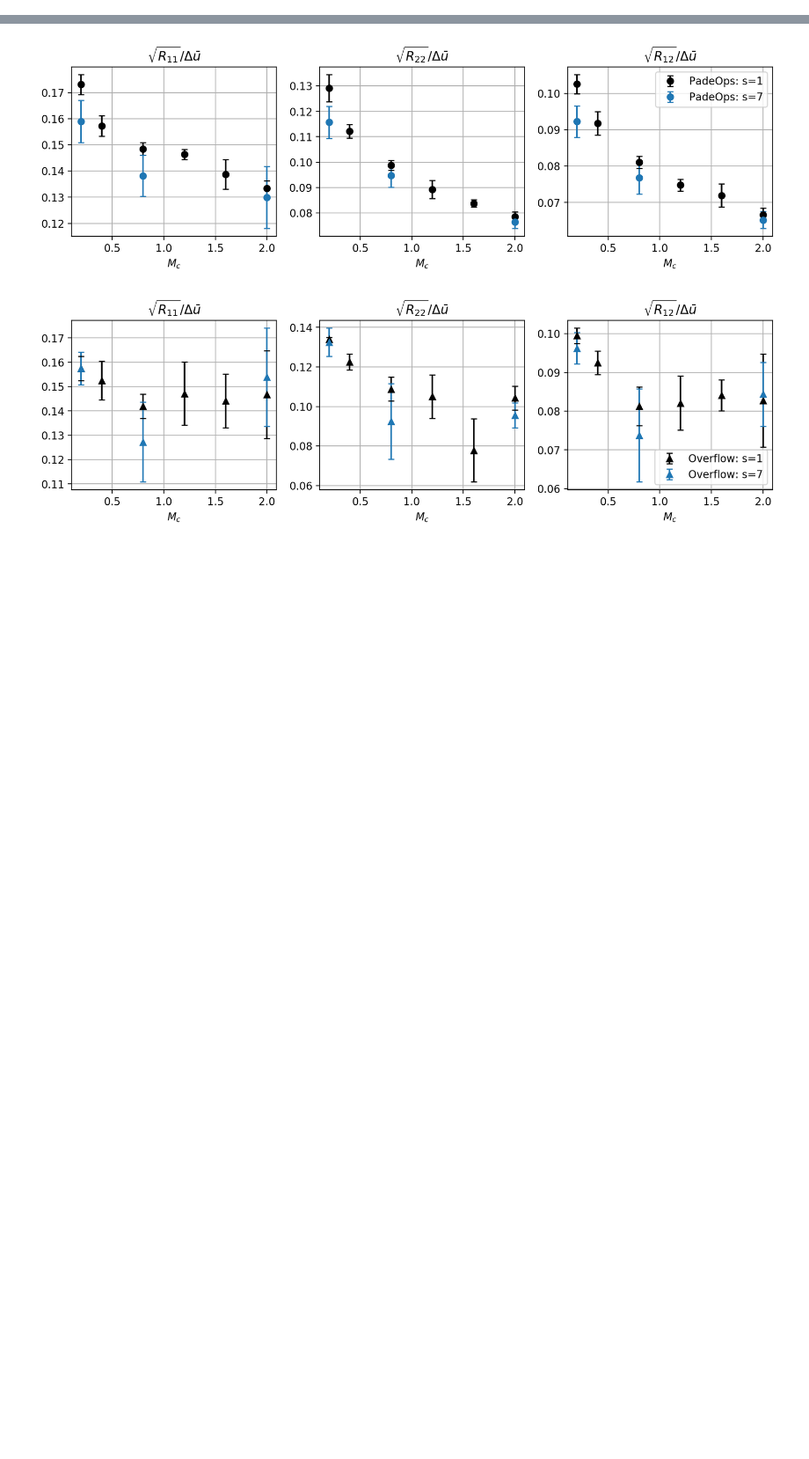
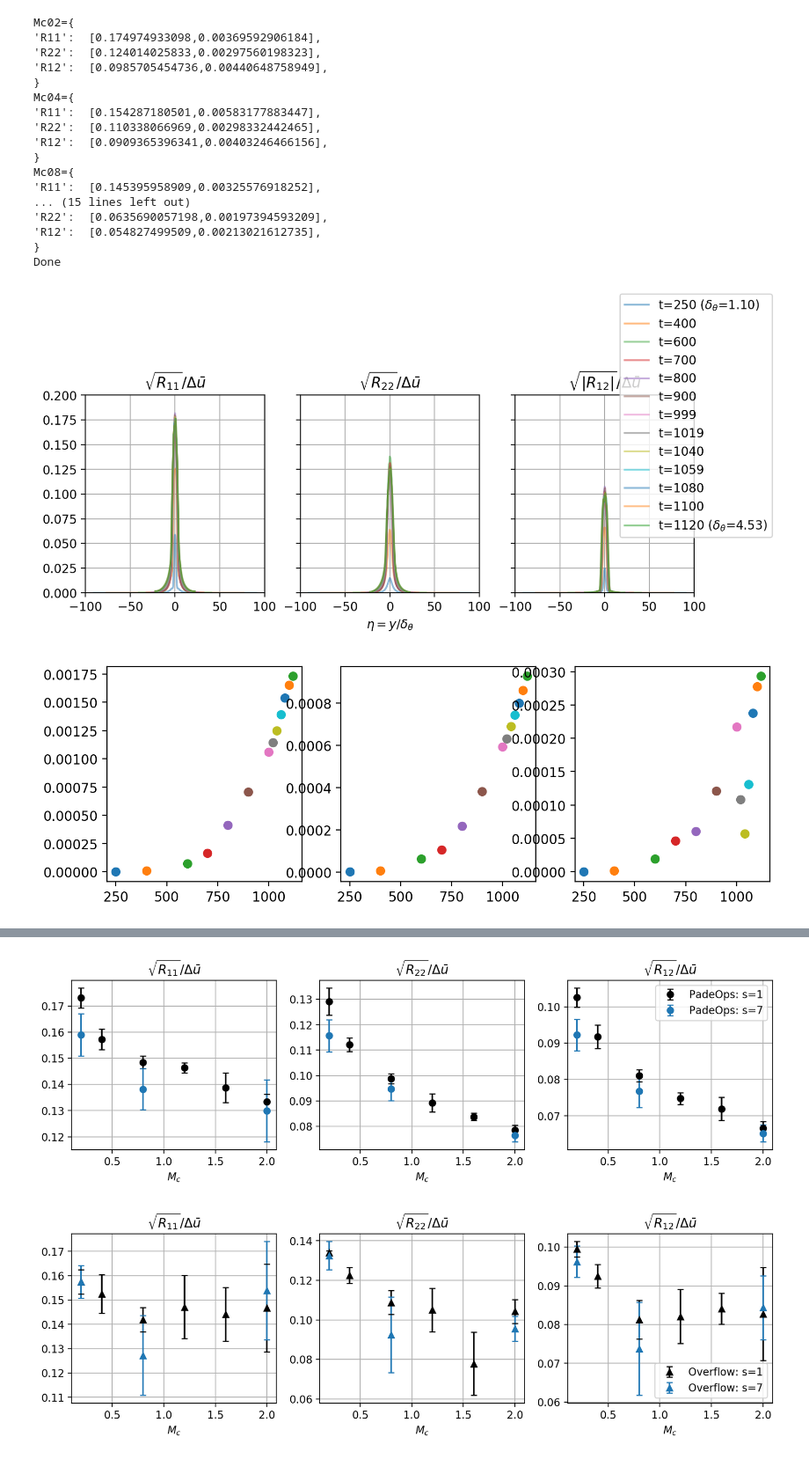
Before and after one commit to FPAL-Stanford-University/FloATPy, a Jupyter notebook: post/plot_Rij.ipynb, the cells around one changed output, grey strips where cells are left out. Shown at 88% size. Cells and saved outputs as stored; diff of their text form; code cells hidden in the pictures; blank space fills up the shorter version.

```diff
--- a/post/plot_Rij.ipynb
+++ b/post/plot_Rij.ipynb
@@ -148,0 +131,44 @@ fig.savefig(directory+'/img/Rij.png',dpi=200, bbox_inches='tight')
+# %%
+s = '1'
+
+if s=='1': Mc_list = ['02','04','08','12','16','20']
+else: Mc_list = ['02','08','20']
+
+for Mc in Mc_list:
+    directory = '/projects/ShockInducedMix/ShearLayerData/production/Mc%s/rr%s/1024x1448x512/'%(Mc,s)
+    inp = nml.inputs(directory,verbose=False)
+    Nx,Ny,Nz,Lx,Ly,Lz = nml.read_grid_params(directory,verbose=False)
+    Ny = int(Ny)
+    y = np.linspace(-Ly/2.,Ly/2.,Ny)
+
+    flist = glob.glob(directory+"*Rij*")
+    flist.sort()
+
+    tlist,dlist,rates = growth_rates(directory+'shearlayer_')
+
+    # Plot Rij
+    print('Mc'+Mc+'={')
+    plot_Rij(directory,inp,flist,istat=3)#,savename=directory+'/img/Rij.png')
+    print('}')
+
+print('Done')
+# %% [output]
+Mc02={
+'R11':  [0.174974933098,0.00369592906184],
+'R22':  [0.124014025833,0.00297560198323],
+'R12':  [0.0985705454736,0.00440648758949],
+}
+Mc04={
+'R11':  [0.154287180501,0.00583177883447],
+'R22':  [0.110338066969,0.00298332442465],
+'R12':  [0.0909365396341,0.00403246466156],
+}
+Mc08={
+'R11':  [0.145395958909,0.00325576918252],
+... (15 lines left out)
+'R22':  [0.0635690057198,0.00197394593209],
+'R12':  [0.054827499509,0.00213021612735],
+}
+Done
+[figure, added]
+[figure, added]
```
Also changed, not shown: parts of 7 cells of this notebook, 53 other files.
